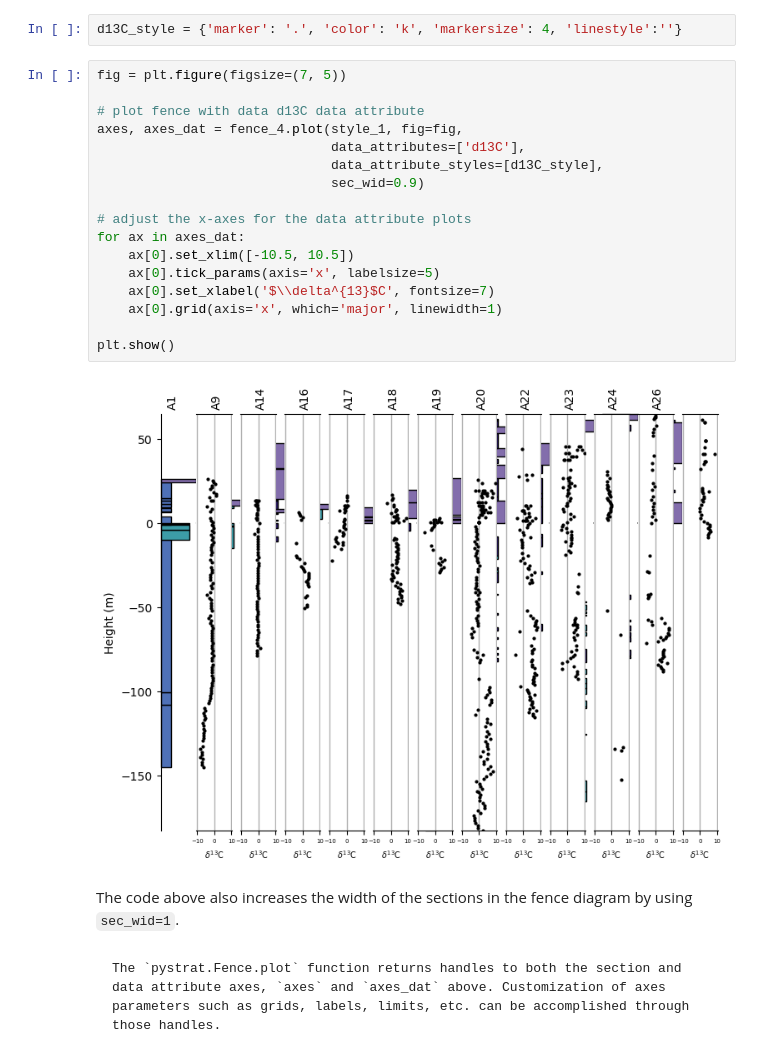
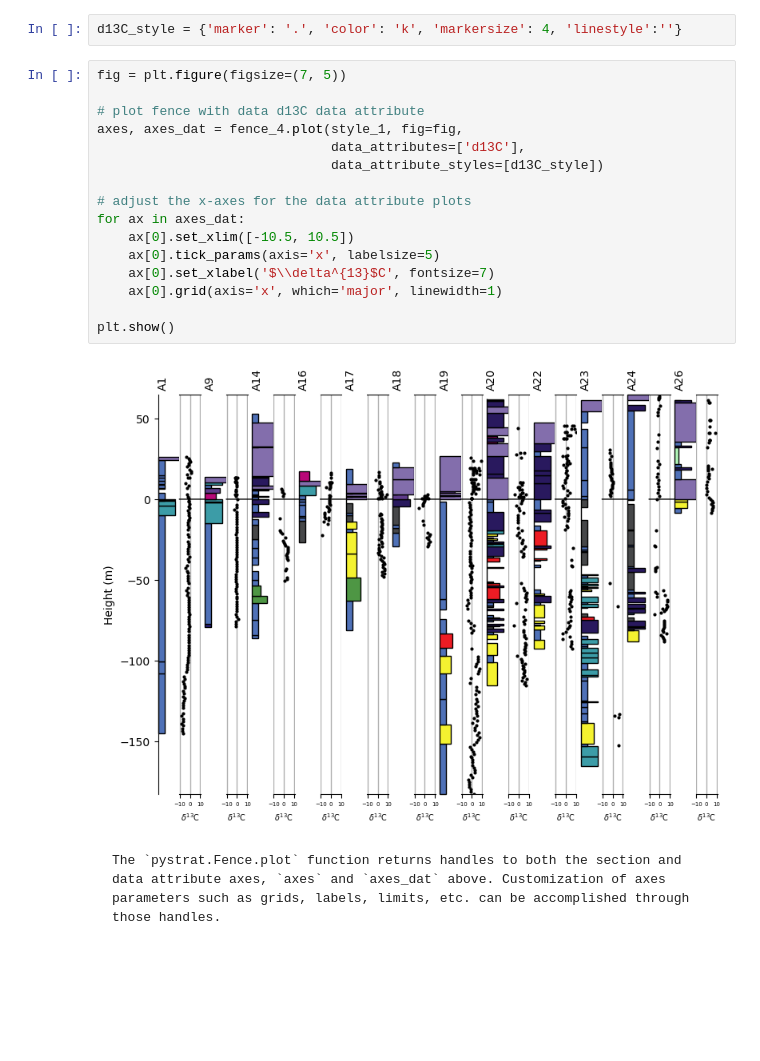
Before and after one commit to yuempark/pystrat, a Jupyter notebook: docs/fence diagrams.ipynb, the cells around one changed output. Saved outputs shown, nothing was run; the diff lists cells and outputs as text; blank space fills up the shorter version.

````diff
--- a/docs/fence diagrams.ipynb
+++ b/docs/fence diagrams.ipynb
@@ -221,24 +225,21 @@ d13C_style = {'marker': '.', 'color': 'k', 'markersize': 4, 'linestyle':''}
 # %%
 fig = plt.figure(figsize=(7, 5))
 
 # plot fence with data d13C data attribute
 axes, axes_dat = fence_4.plot(style_1, fig=fig,
                               data_attributes=['d13C'],
-                              data_attribute_styles=[d13C_style],
-                              sec_wid=0.9)
+                              data_attribute_styles=[d13C_style])
 
 # adjust the x-axes for the data attribute plots
 for ax in axes_dat:
     ax[0].set_xlim([-10.5, 10.5])
     ax[0].tick_params(axis='x', labelsize=5)
     ax[0].set_xlabel('$\\delta^{13}$C', fontsize=7)
     ax[0].grid(axis='x', which='major', linewidth=1)
 
 plt.show()
 # %% [output]
-[figure, old version]
+[figure, new version]
-# %% [markdown]
-The code above also increases the width of the sections in the fence diagram by using `sec_wid=1`.
 # %% [markdown]
 ```{note}
 The `pystrat.Fence.plot` function returns handles to both the section and data attribute axes, `axes` and `axes_dat` above. Customization of axes parameters such as grids, labels, limits, etc. can be accomplished through those handles.
````
Also changed, not shown: parts of 10 cells of this notebook, 1 other file.
